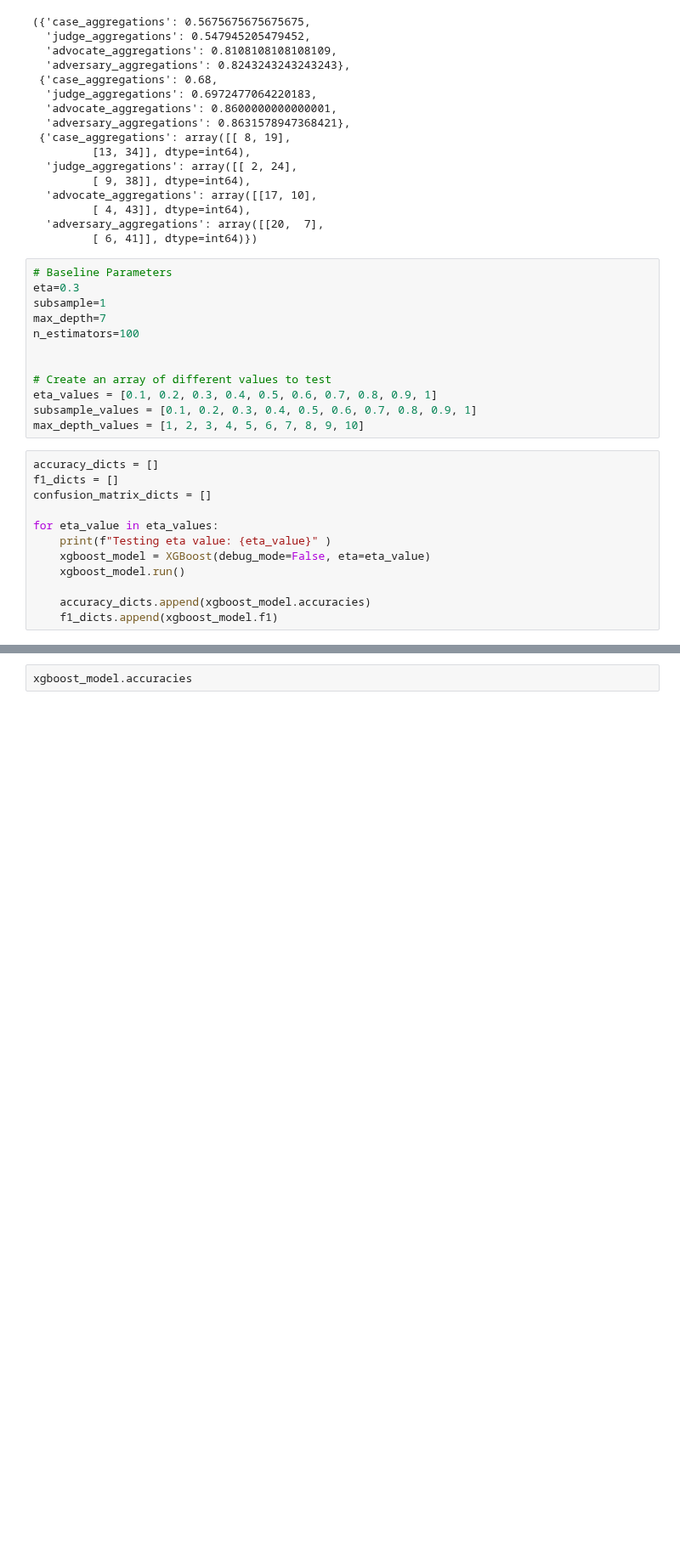
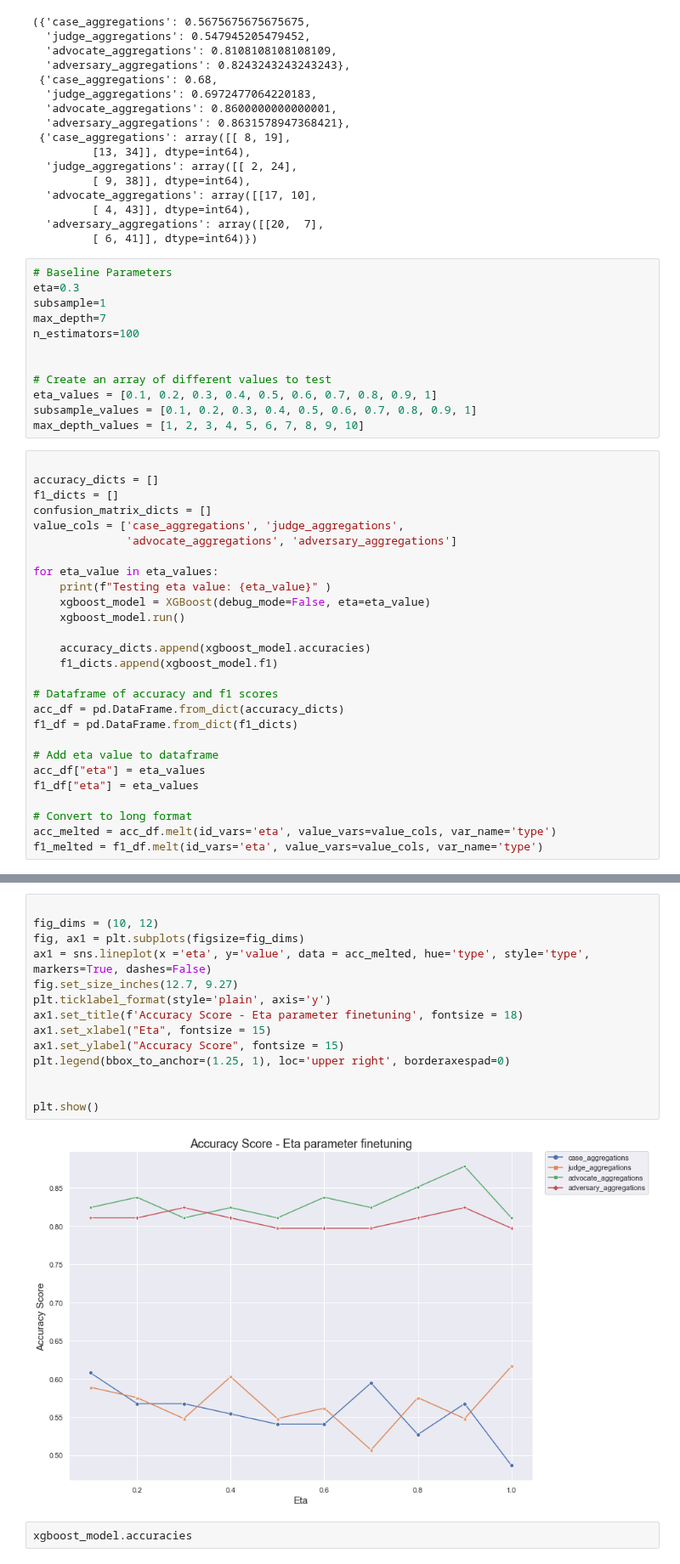
Before and after one commit to michplunkett/supreme-court-ml-predictions, a Jupyter notebook: final_report.ipynb, the cells around one changed output, grey strips where cells are left out. Shown at 85% size. Cells and saved outputs as stored; diff of their text form; blank space fills up the shorter version.

Commit message:
Adding plot

```diff
--- a/final_report.ipynb
+++ b/final_report.ipynb
@@ -175,9 +175,12 @@ eta_values = [0.1, 0.2, 0.3, 0.4, 0.5, 0.6, 0.7, 0.8, 0.9, 1]
 subsample_values = [0.1, 0.2, 0.3, 0.4, 0.5, 0.6, 0.7, 0.8, 0.9, 1]
 max_depth_values = [1, 2, 3, 4, 5, 6, 7, 8, 9, 10]
 # %%
+
 accuracy_dicts = []
 f1_dicts = []
 confusion_matrix_dicts = []
+value_cols = ['case_aggregations', 'judge_aggregations',
+              'advocate_aggregations', 'adversary_aggregations']
 
 for eta_value in eta_values:
     print(f"Testing eta value: {eta_value}" )
@@ -186,5 +189,17 @@ for eta_value in eta_values:
 
     accuracy_dicts.append(xgboost_model.accuracies)
     f1_dicts.append(xgboost_model.f1)
+
+# Dataframe of accuracy and f1 scores
+acc_df = pd.DataFrame.from_dict(accuracy_dicts)
+f1_df = pd.DataFrame.from_dict(f1_dicts)
+
+# Add eta value to dataframe
+acc_df["eta"] = eta_values
+f1_df["eta"] = eta_values
+
+# Convert to long format
+acc_melted = acc_df.melt(id_vars='eta', value_vars=value_cols, var_name='type')
+f1_melted = f1_df.melt(id_vars='eta', value_vars=value_cols, var_name='type')
 # %% [output]
 Testing eta value: 0.1
@@ -191,3 +229,19 @@ Testing eta value: 0.1
+# %%
+
+fig_dims = (10, 12)
+fig, ax1 = plt.subplots(figsize=fig_dims)
+ax1 = sns.lineplot(x ='eta', y='value', data = acc_melted, hue='type', style='type', markers=True, dashes=False)
+fig.set_size_inches(12.7, 9.27)
+plt.ticklabel_format(style='plain', axis='y')
+ax1.set_title(f'Accuracy Score - Eta parameter finetuning', fontsize = 18)
+ax1.set_xlabel("Eta", fontsize = 15)
+ax1.set_ylabel("Accuracy Score", fontsize = 15)
+plt.legend(bbox_to_anchor=(1.25, 1), loc='upper right', borderaxespad=0)
+
+
+plt.show()
+# %% [output]
+[figure, added]
 # %%
 xgboost_model.accuracies
 # %% [output]
```
Also changed, not shown: parts of 4 cells of this notebook.
